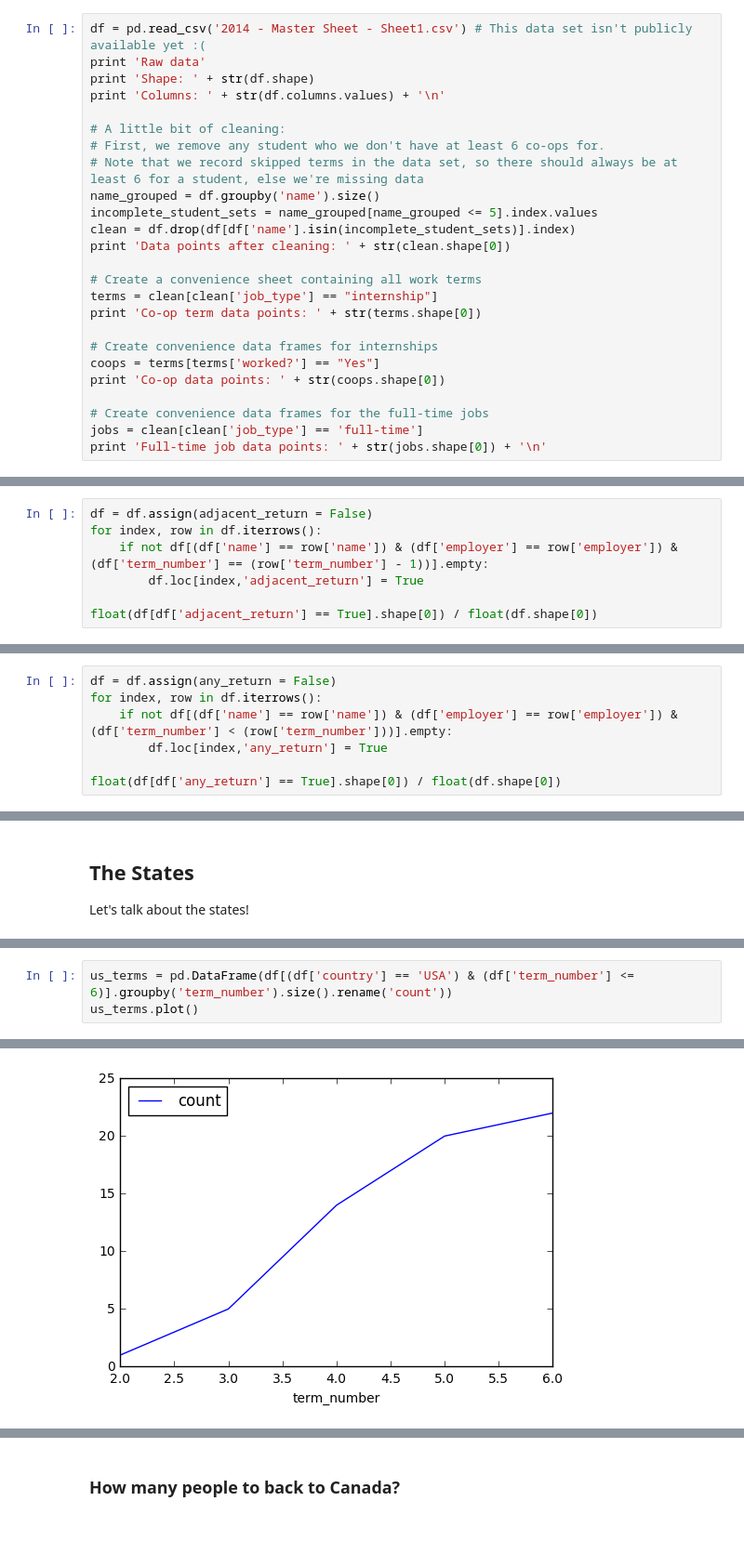
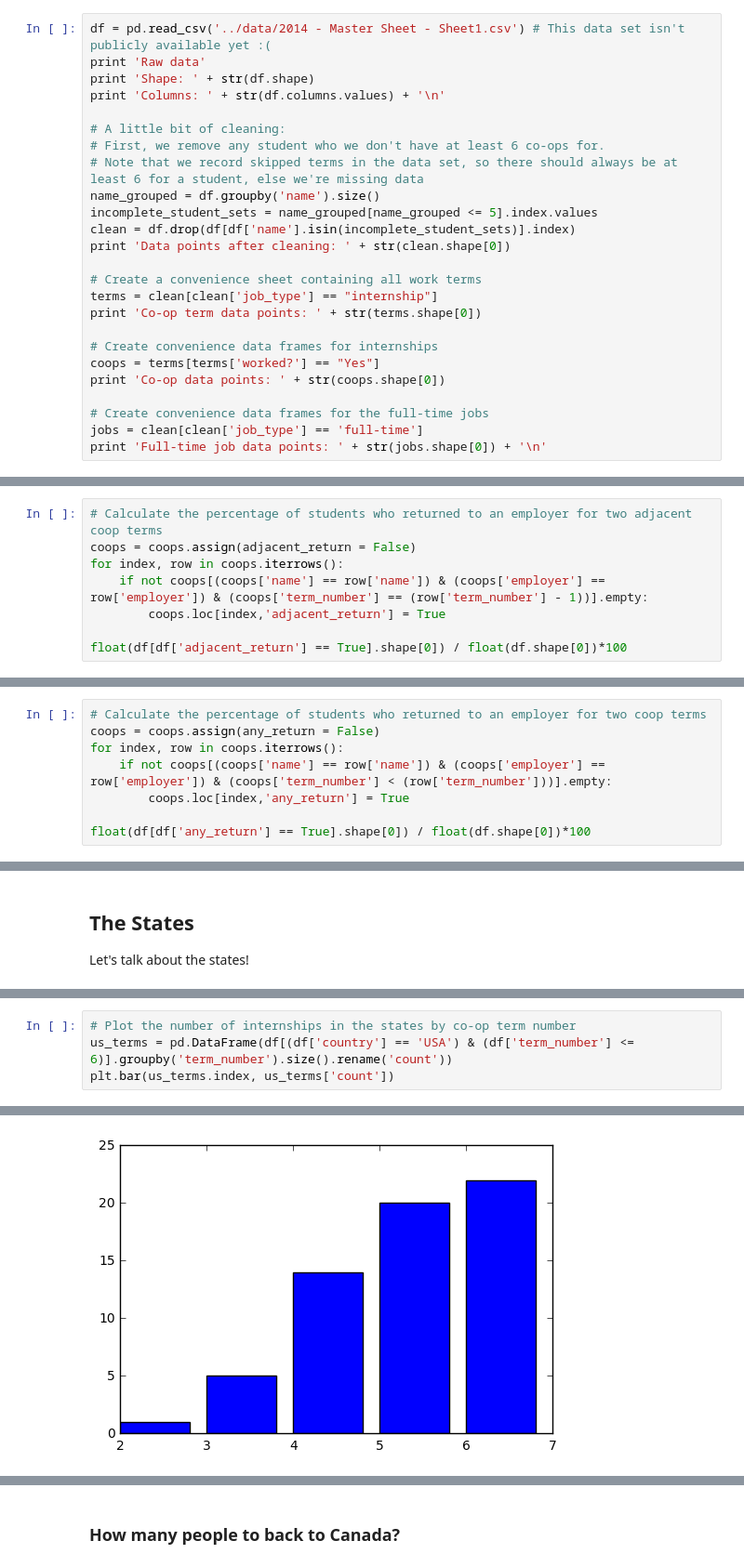
Before and after one commit to mylestan/syde-employment-data, a Jupyter notebook: notebooks/2014 Co-op Analysis.ipynb, the cells around one changed output, grey strips where cells are left out. Shown: that part at 93% size. Saved outputs shown, nothing was run; the diff lists cells and outputs as text; blank space fills up the shorter version.

Commit message:
re-arrangement so data comes first

```diff
--- a/notebooks/2014 Co-op Analysis.ipynb
+++ b/notebooks/2014 Co-op Analysis.ipynb
@@ -42,7 +41,7 @@ Missing placements were filled from data found on LinkedIn. Full-time positions
 
 There was a lot of varience in `job_title`, so `job_type` was developed from manual categorizaiton of job titles.
 # %%
-df = pd.read_csv('2014 - Master Sheet - Sheet1.csv') # This data set isn't publicly available yet :(
+df = pd.read_csv('../data/2014 - Master Sheet - Sheet1.csv') # This data set isn't publicly available yet :(
 print 'Raw data'
 print 'Shape: ' + str(df.shape)
 print 'Columns: ' + str(df.columns.values) + '\n'
@@ -190,10 +195,11 @@ plt.bar(work_type_counts.index.values, work_type_counts.values)
 # %% [markdown]
 ### How many people returned to an employer?
 # %%
-df = df.assign(adjacent_return = False)
-for index, row in df.iterrows():
-    if not df[(df['name'] == row['name']) & (df['employer'] == row['employer']) & (df['term_number'] == (row['term_number'] - 1))].empty:
-        df.loc[index,'adjacent_return'] = True
+# Calculate the percentage of students who returned to an employer for two adjacent coop terms
+coops = coops.assign(adjacent_return = False)
+for index, row in coops.iterrows():
+    if not coops[(coops['name'] == row['name']) & (coops['employer'] == row['employer']) & (coops['term_number'] == (row['term_number'] - 1))].empty:
+        coops.loc[index,'adjacent_return'] = True
 
-float(df[df['adjacent_return'] == True].shape[0]) / float(df.shape[0])
+float(df[df['adjacent_return'] == True].shape[0]) / float(df.shape[0])*100
 # %% [output]
@@ -202,0 +209,8 @@ float(df[df['adjacent_return'] == True].shape[0]) / float(df.shape[0])
+# %%
+# Calculate the percentage of students who returned to an employer for two coop terms
+coops = coops.assign(any_return = False)
+for index, row in coops.iterrows():
+    if not coops[(coops['name'] == row['name']) & (coops['employer'] == row['employer']) & (coops['term_number'] < (row['term_number']))].empty:
+        coops.loc[index,'any_return'] = True
+
+float(df[df['any_return'] == True].shape[0]) / float(df.shape[0])*100
@@ -209,7 +287,0 @@ float(df[df['adjacent_position_return'] == True].shape[0]) / float(df.shape[0])
-# %%
-df = df.assign(any_return = False)
-for index, row in df.iterrows():
-    if not df[(df['name'] == row['name']) & (df['employer'] == row['employer']) & (df['term_number'] < (row['term_number']))].empty:
-        df.loc[index,'any_return'] = True
-
-float(df[df['any_return'] == True].shape[0]) / float(df.shape[0])
@@ -276,6 +299,7 @@ plt.show()
 # %% [output]
 [figure]
 # %%
+# Plot the number of internships in the states by co-op term number
 us_terms = pd.DataFrame(df[(df['country'] == 'USA') & (df['term_number'] <= 6)].groupby('term_number').size().rename('count'))
-us_terms.plot()
+plt.bar(us_terms.index, us_terms['count'])
 # %% [output]
@@ -283 +307 @@ us_terms.plot()
-[figure, old version]
+[figure, new version]
```
Also changed, not shown: parts of 48 cells of this notebook.
